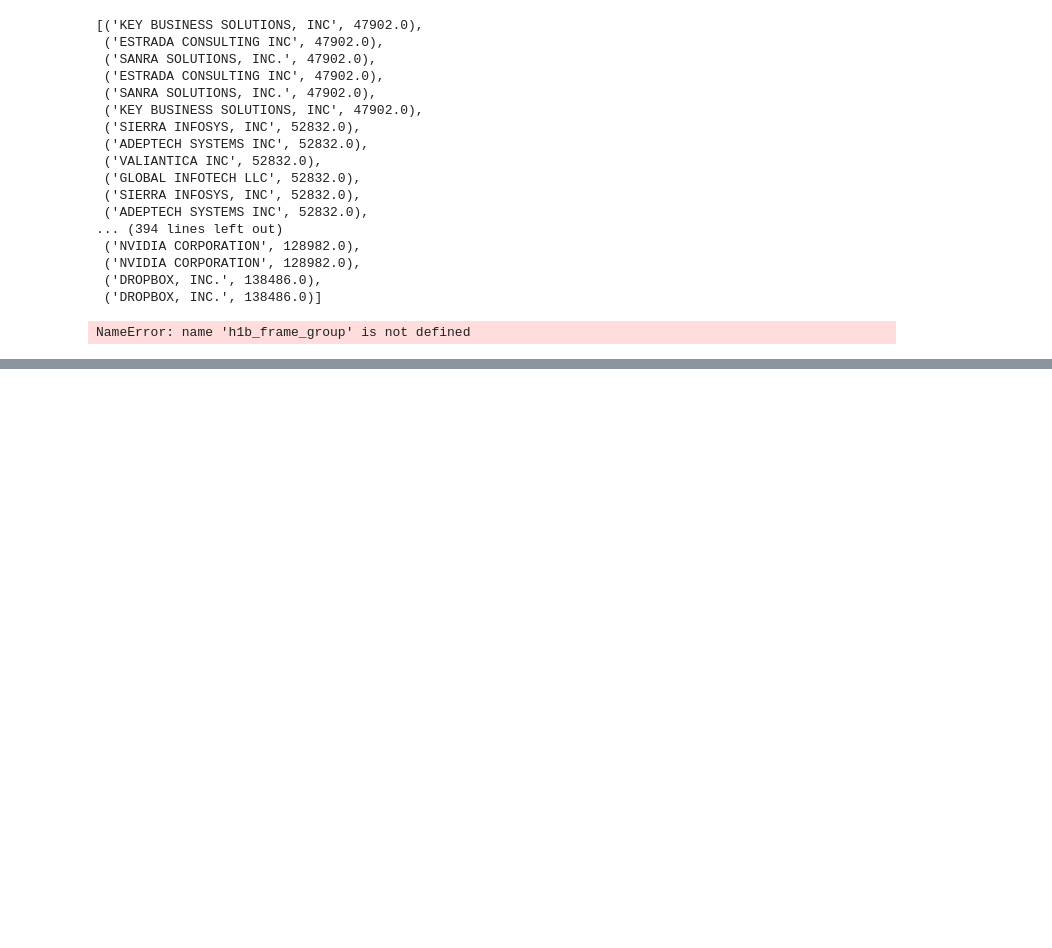
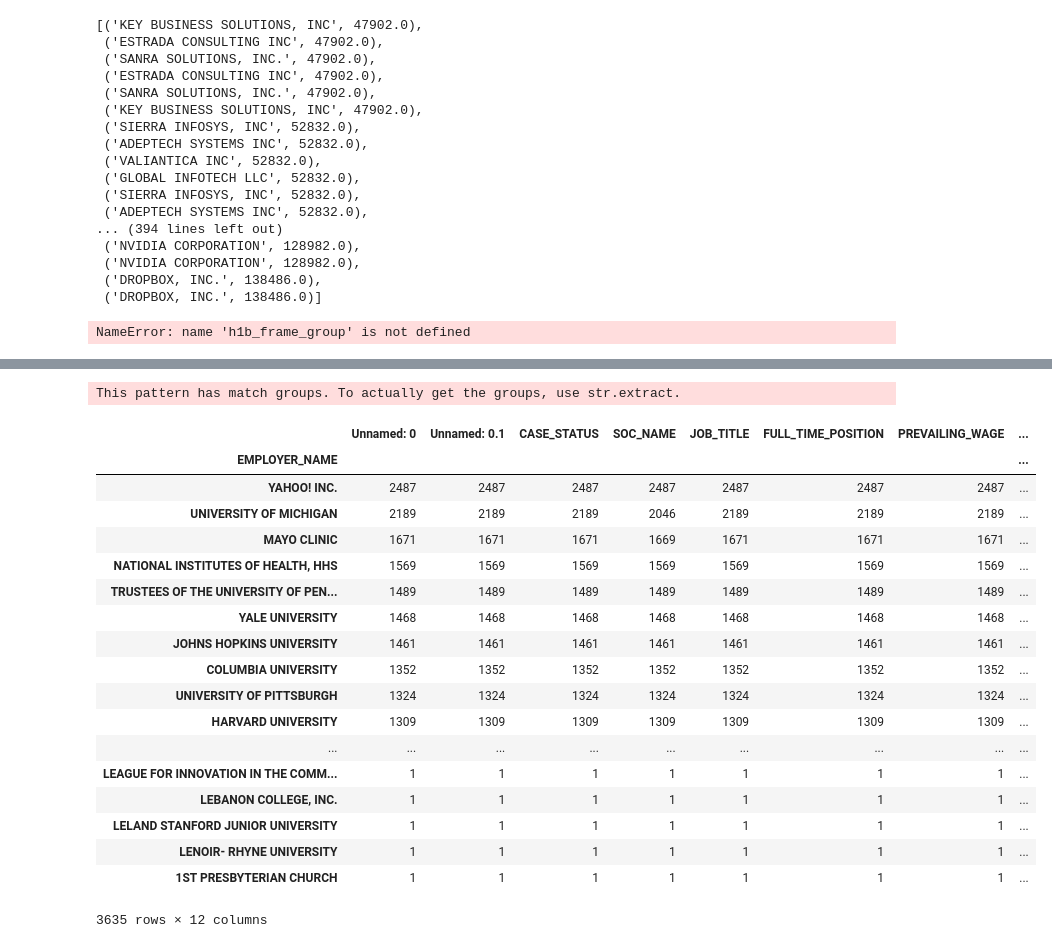
Before and after one commit to hirad-p/h1b-analysis, a Jupyter notebook: Cap-Exempt-Non-Cap-Exempt.ipynb, the cells around one changed output, grey strips where cells are left out. Cells and saved outputs as stored; diff of their text form; code cells hidden in the pictures; blank space fills up the shorter version.

```diff
--- a/Cap-Exempt-Non-Cap-Exempt.ipynb
+++ b/Cap-Exempt-Non-Cap-Exempt.ipynb
@@ -270,3 +289,31 @@ fig = go.Figure(data=data, layout=layout)
 iplot(fig, filename='grouped')
 # %% [output]
 [interactive output not drawn]
+# %%
+h1b_frame_group = h1b_frame_with_states.loc[ h1b_frame_with_states['CASE_STATUS'] == 'CERTIFIED']
+h1b_frame_group = h1b_frame_group.loc[ h1b_frame_group['state'] != 'Na']
+h1b_frame_group_exempt1 = h1b_frame_group.loc[ h1b_frame_group['EMPLOYER_NAME'].str.contains('|'.join(cap_exampt_employee_list), case=False, na=False, regex=True) ]
+# %% [output]
+This pattern has match groups. To actually get the groups, use str.extract.
+# %%
+h1b_frame_group_exempt1.groupby('EMPLOYER_NAME').count().sort_values('Unnamed: 0', ascending=False)
+# %% [output]
+|  | Unnamed: 0 | Unnamed: 0.1 | CASE_STATUS | SOC_NAME | JOB_TITLE | FULL_TIME_POSITION | PREVAILING_WAGE | ... |
+| EMPLOYER_NAME |  |  |  |  |  |  |  | ... |
+| YAHOO! INC. | 2487 | 2487 | 2487 | 2487 | 2487 | 2487 | 2487 | ... |
+| UNIVERSITY OF MICHIGAN | 2189 | 2189 | 2189 | 2046 | 2189 | 2189 | 2189 | ... |
+| MAYO CLINIC | 1671 | 1671 | 1671 | 1669 | 1671 | 1671 | 1671 | ... |
+| NATIONAL INSTITUTES OF HEALTH, HHS | 1569 | 1569 | 1569 | 1569 | 1569 | 1569 | 1569 | ... |
+| TRUSTEES OF THE UNIVERSITY OF PEN... | 1489 | 1489 | 1489 | 1489 | 1489 | 1489 | 1489 | ... |
+| YALE UNIVERSITY | 1468 | 1468 | 1468 | 1468 | 1468 | 1468 | 1468 | ... |
+| JOHNS HOPKINS UNIVERSITY | 1461 | 1461 | 1461 | 1461 | 1461 | 1461 | 1461 | ... |
+| COLUMBIA UNIVERSITY | 1352 | 1352 | 1352 | 1352 | 1352 | 1352 | 1352 | ... |
+| UNIVERSITY OF PITTSBURGH | 1324 | 1324 | 1324 | 1324 | 1324 | 1324 | 1324 | ... |
+| HARVARD UNIVERSITY | 1309 | 1309 | 1309 | 1309 | 1309 | 1309 | 1309 | ... |
+| ... | ... | ... | ... | ... | ... | ... | ... | ... |
+| LEAGUE FOR INNOVATION IN THE COMM... | 1 | 1 | 1 | 1 | 1 | 1 | 1 | ... |
+| LEBANON COLLEGE, INC. | 1 | 1 | 1 | 1 | 1 | 1 | 1 | ... |
+| LELAND STANFORD JUNIOR UNIVERSITY | 1 | 1 | 1 | 1 | 1 | 1 | 1 | ... |
+| LENOIR- RHYNE UNIVERSITY | 1 | 1 | 1 | 1 | 1 | 1 | 1 | ... |
+| 1ST PRESBYTERIAN CHURCH | 1 | 1 | 1 | 1 | 1 | 1 | 1 | ... |
+3635 rows × 12 columns
```
Also changed, not shown: parts of 6 cells of this notebook, 1 other file.
